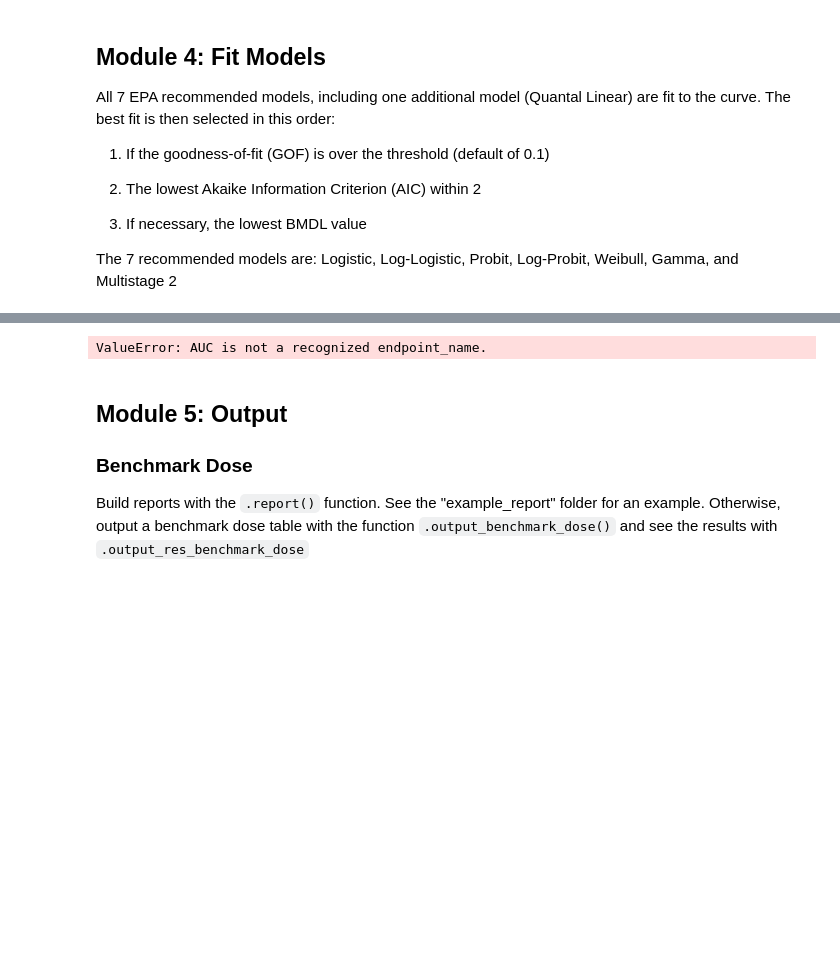
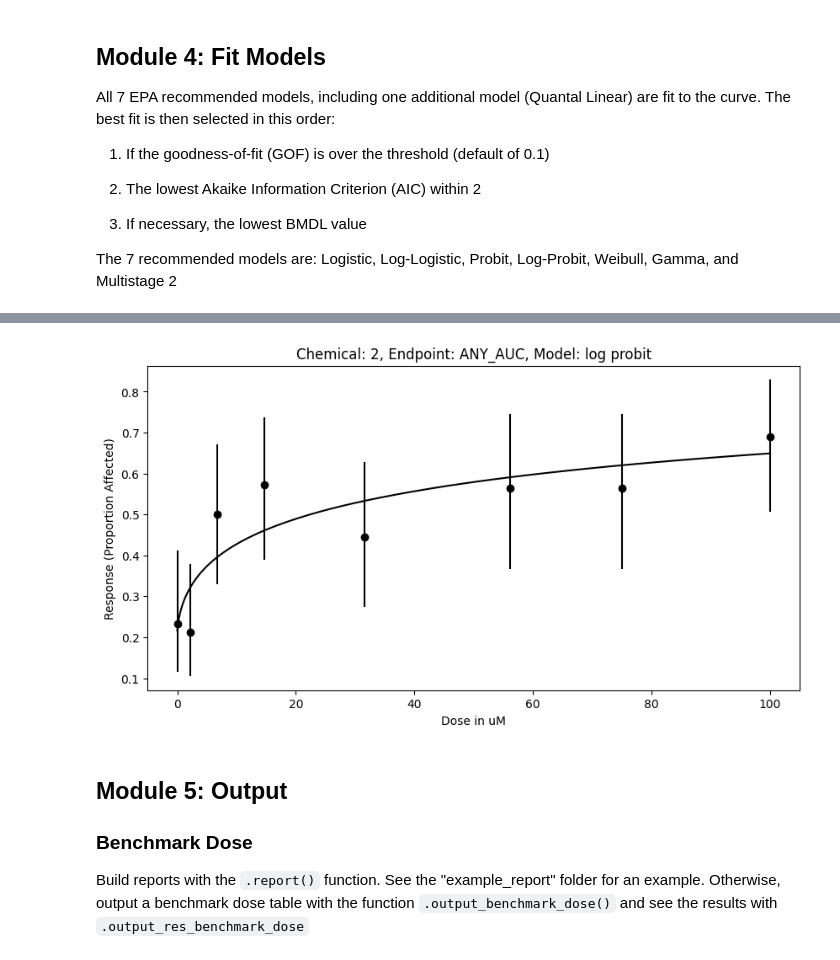
Before and after one commit to PNNL-CompBio/bmdrc, a Jupyter notebook: vignettes/LPR Class Example.ipynb, the cells around one changed output, grey strips where cells are left out. Drawn from its saved outputs; the diff is of its cells as text; code cells hidden in the pictures; blank space fills up the shorter version.

```diff
--- a/vignettes/LPR Class Example.ipynb
+++ b/vignettes/LPR Class Example.ipynb
@@ -208,9 +196,9 @@ LPR.p_value_df
 # %%
 # Visualize the best fitting curve
-LPR.response_curve(chemical_name = "3862", endpoint_name = "AUC", model = "gamma")
-LPR._3862_AUC_gamma_curve_plot
+LPR.response_curve(chemical_name = "2", endpoint_name = "ANY_AUC", model = "log probit")
+LPR._2_ANY_AUC_log_probit_curve_plot
 # %% [output]
-ValueError: AUC is not a recognized endpoint_name.
+[figure, added]
 # %% [markdown]
 ## Module 5: Output
 
```
Also changed, not shown: parts of 14 cells of this notebook, 12 other files.
